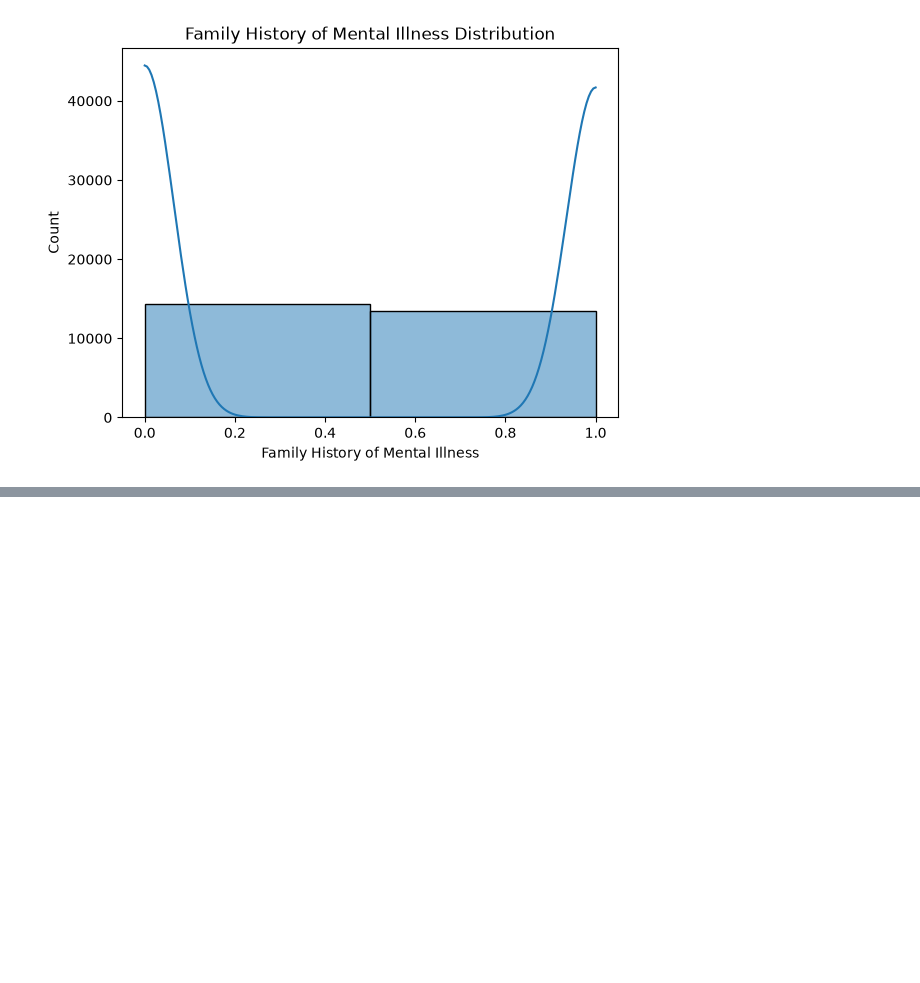
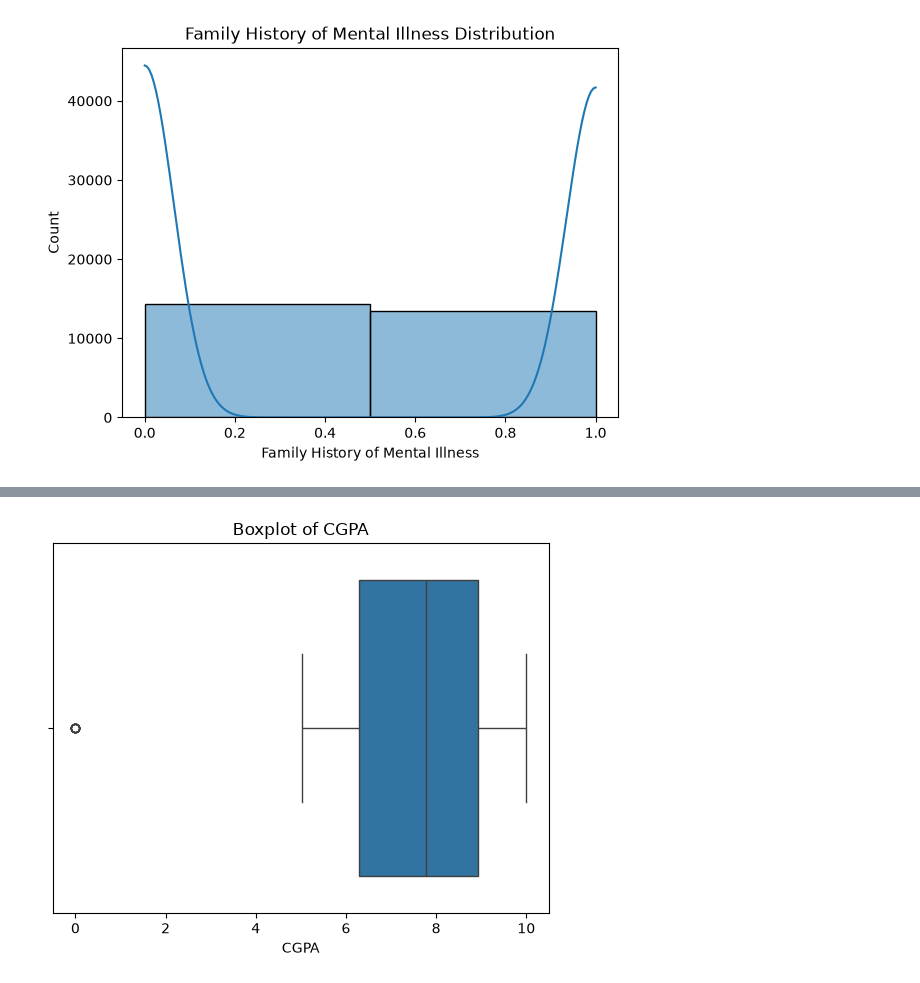
Before and after one commit to NakulChahal/GenAiAssignments, a Jupyter notebook: Assign-13/assignment13-ML.ipynb, the cells around one changed output, grey strips where cells are left out. Drawn from its saved outputs; the diff is of its cells as text; code cells hidden in the pictures; blank space fills up the shorter version.

```diff
--- a/Assign-13/assignment13-ML.ipynb
+++ b/Assign-13/assignment13-ML.ipynb
@@ -851,0 +897,7 @@ See https://pandas.pydata.org/docs/user_guide/migration-3-strings.html#string-mi
+# %%
+sns.boxplot(x=df['CGPA'])
+
+plt.title('Boxplot of CGPA')
+plt.show()
+# %% [output]
+[figure, added]
```
Also changed, not shown: parts of 54 cells of this notebook, 41 other files.
